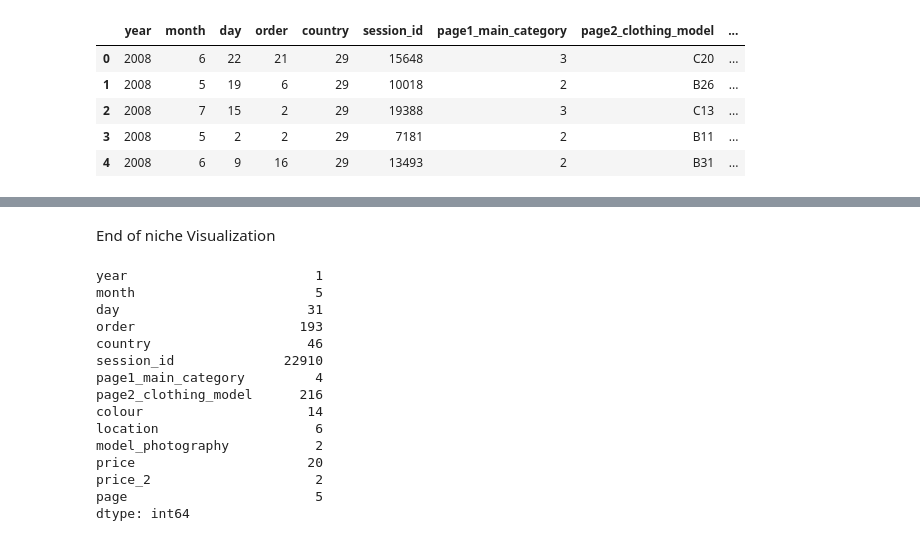
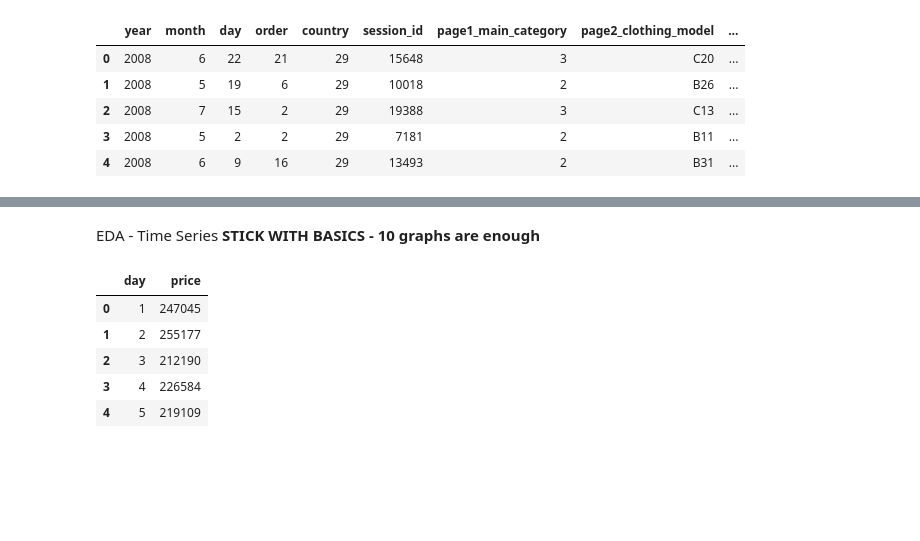
Before and after one commit to Aravind-M2/E-Commerce-Customer-conversion, a Jupyter notebook: data exploration.ipynb, the cells around one changed output, grey strips where cells are left out. Cells and saved outputs as stored; diff of their text form; code cells hidden in the pictures; blank space fills up the shorter version.

```diff
--- a/data exploration.ipynb
+++ b/data exploration.ipynb
@@ -287,23 +113,0 @@ Passing `palette` without assigning `hue` is deprecated and will be removed in v
-# %% [markdown]
-End of niche Visualization
-# %%
-# data.duplicated().sum()
-data.nunique()
-#suma test
-# data.isnull().sum()
-# %% [output]
-year                        1
-month                       5
-day                        31
-order                     193
-country                    46
-session_id              22910
-page1_main_category         4
-page2_clothing_model      216
-colour                     14
-location                    6
-model_photography           2
-price                      20
-price_2                     2
-page                        5
-dtype: int64
@@ -311,0 +118,13 @@ dtype: int64
+# %% [markdown]
+EDA - Time Series
+**STICK WITH BASICS - 10 graphs are enough**
+# %%
+daily_sales_df = data.groupby('day')['price'].sum().reset_index()
+daily_sales_df.head()
+# %% [output]
+|  | day | price |
+| 0 | 1 | 247045 |
+| 1 | 2 | 255177 |
+| 2 | 3 | 212190 |
+| 3 | 4 | 226584 |
+| 4 | 5 | 219109 |
```
Also changed, not shown: parts of 22 cells of this notebook.
